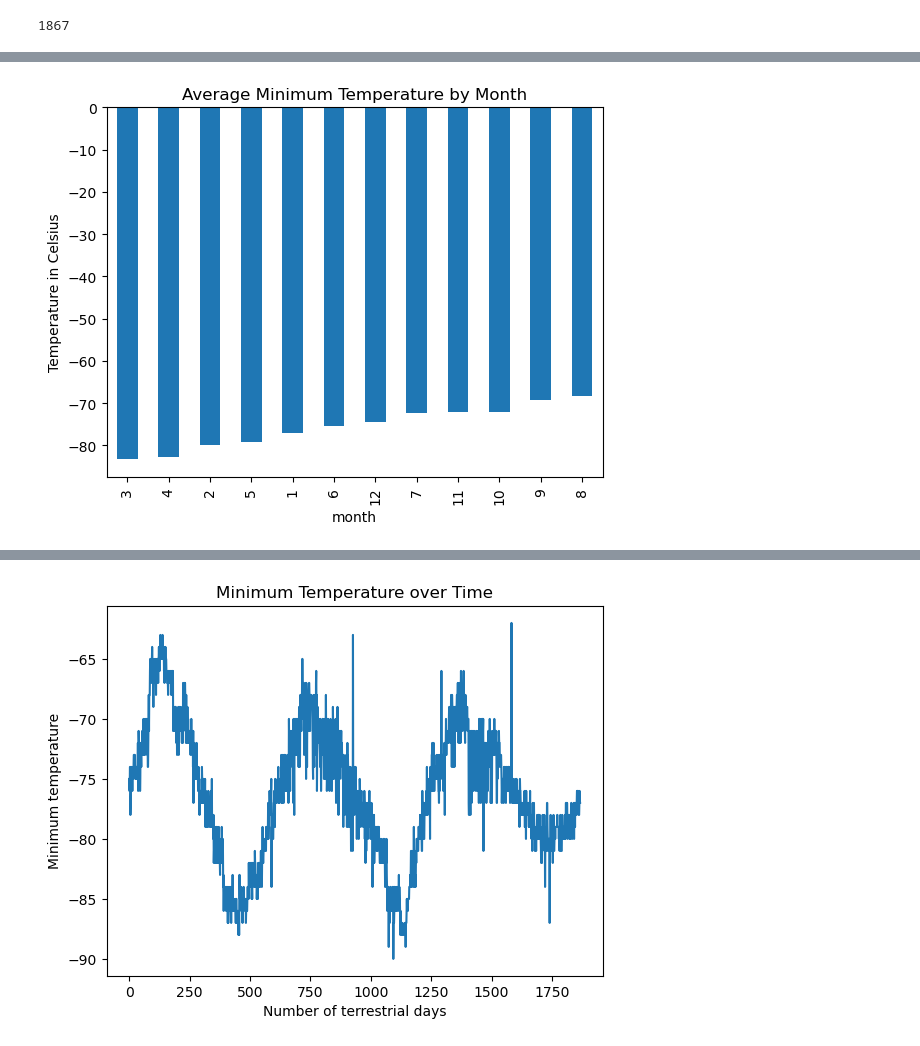
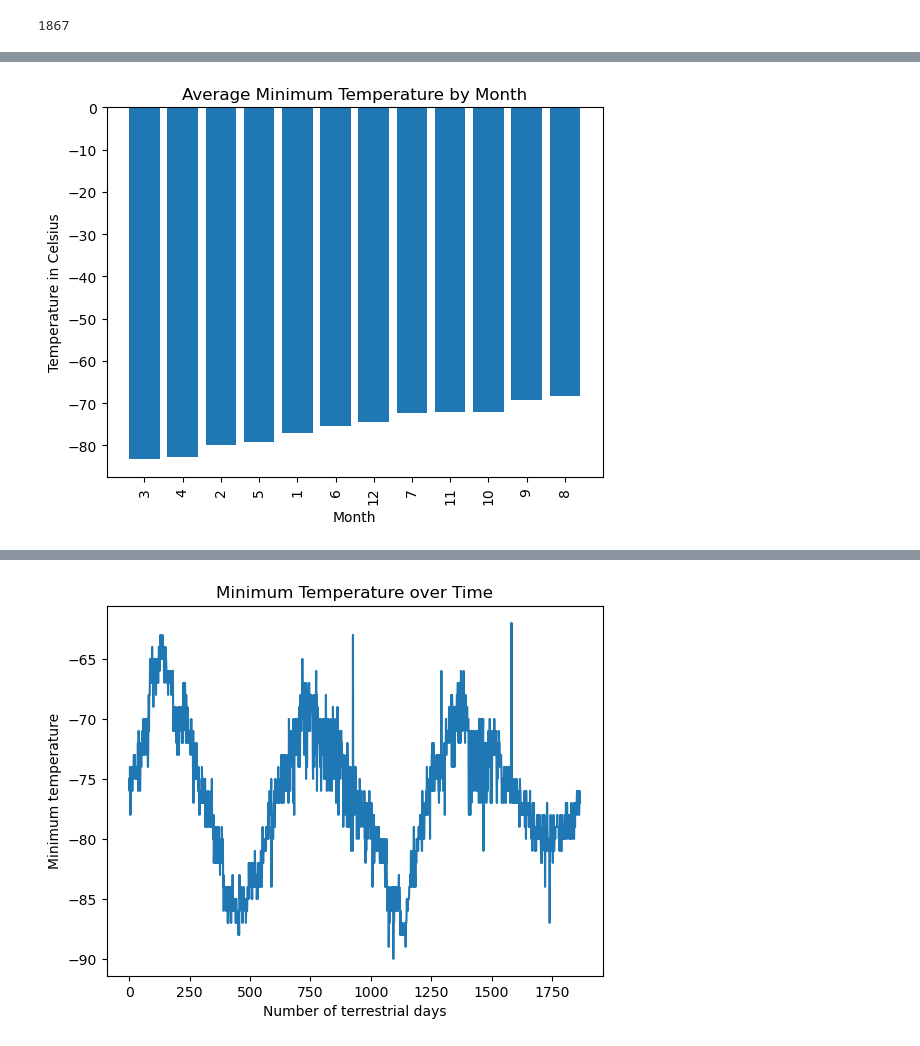
Before and after one commit to hlbecker08/Web-scraping_challenge, a Jupyter notebook: Starter_Code/part_2_mars_weather.ipynb, the cells around one changed output, grey strips where cells are left out. Drawn from its saved outputs; the diff is of its cells as text; code cells hidden in the pictures.

```diff
--- a/Starter_Code/part_2_mars_weather.ipynb
+++ b/Starter_Code/part_2_mars_weather.ipynb
@@ -66,18 +66,17 @@ Assemble the scraped data into a Pandas DataFrame. The columns should have the s
 * `pressure`: The atmospheric pressure at Curiosity's location
 # %%
 # Create an empty list
-
 mars_temp = []
-rows = table.find_all('tr')
 
 # Loop through the scraped data to create a list of rows
-for row in rows:
-    row_heading = row.find_all('th')
-    row_data = row.find_all('td')
+for x in data_rows:
+    data = x.find_all('td')
 
+    temps = []
+    for i in range(0,7):
+        temps.append(data[i].text)
 
-
-    mars_temp.append(row_data)
+    mars_temp.append(temps)
 
 mars_temp
 # %% [output]
@@ -100,5 +99,7 @@ mars_temp
  ...]
 # %%
 # Create a Pandas DataFrame by using the list of rows and a list of the column names
+column_headers = ['id','terrestrial_date','sol','ls','month','min_temp','pressure']
+mars_temp_df = pd.DataFrame(mars_temp, columns=column_names)
 # %%
 # Confirm DataFrame was created successfully
@@ -131,2 +132,11 @@ dtype: object
+# %%
+# Change data types for data analysis
+
+mars_temp_df['terrestrial_date'] = pd.to_datetime(mars_temp_df['terrestrial_date'])
+mars_temp_df['sol'] = mars_temp_df['sol'].astype('int32')
+mars_temp_df['ls'] = mars_temp_df['ls'].astype('int32')
+mars_temp_df['month'] = mars_temp_df['month'].astype('int32')
+mars_temp_df['min_temp'] = mars_temp_df['min_temp'].astype('float64')
+mars_temp_df['pressure'] = mars_temp_df['pressure'].astype('float64')
 # %%
 # Confirm type changes were successful by examining data types again
@@ -165,6 +180,8 @@ Analyze your dataset by using Pandas functions to answer the following questions
 1867
 # %%
 # 3. What is the average minimum temperature by month?
+avg_low_temp = mars_temp_df.groupby('month')['min_temp'].mean()
+avg_low_temp
 # %% [output]
 month
 1    -77.160920
@@ -187,6 +213,13 @@ Name: min_temp, dtype: float64
 # %%
 # Identify the coldest and hottest months in Curiosity's location by sorting the previous graph
+sorted_avg_low = avg_low_temp.sort_values()
+plt.bar(sorted_avg_low.index.astype(str), sorted_avg_low.values)
+plt.title('Average Minimum Temperature by Month')
+plt.xlabel('Month')
+plt.ylabel('Temperature in Celsius')
+plt.xticks(rotation=90)
+plt.show()
 # %% [output]
-[figure, old version]
+[figure, new version]
 # %%
 # 4. What is the average pressure by month?
```
Also changed, not shown: parts of 14 cells of this notebook.
